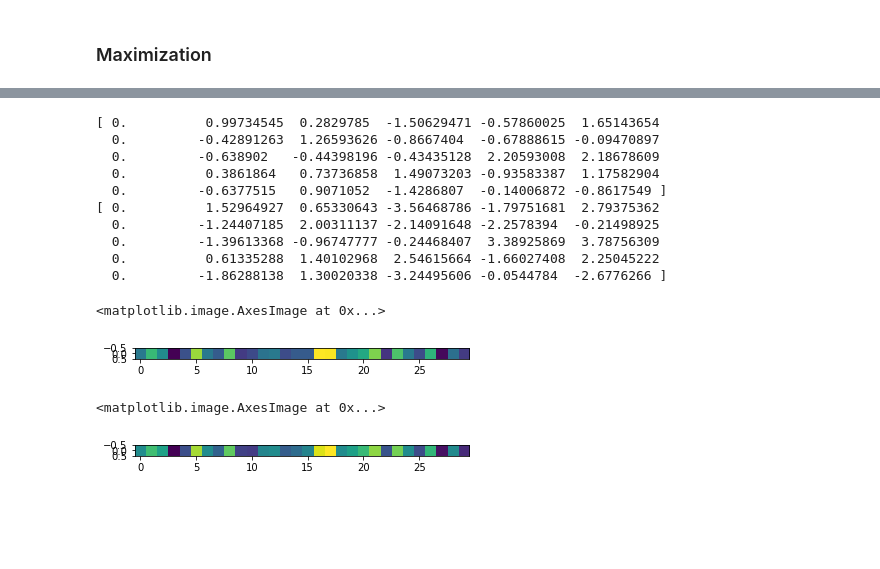
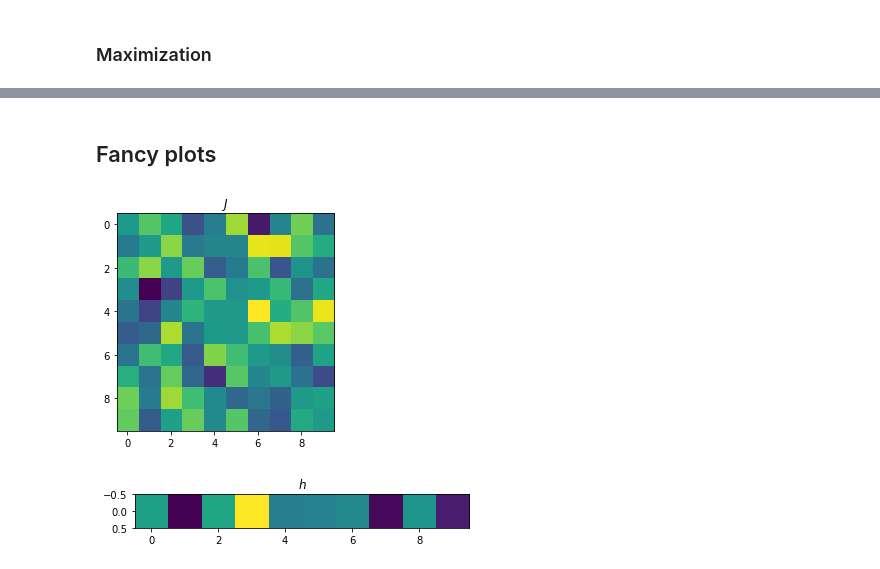
Before and after one commit to micheleavella/brain_project, a Jupyter notebook: kinetic_ising_simulation_inference.ipynb, the cells around one changed output, grey strips where cells are left out. Drawn from its saved outputs; the diff is of its cells as text; code cells hidden in the pictures; blank space fills up the shorter version.

```diff
--- a/kinetic_ising_simulation_inference.ipynb
+++ b/kinetic_ising_simulation_inference.ipynb
@@ -199,24 +197,17 @@ plt.plot(ris)
-# %%
-print(p_real)
-print(p_0)
-# %% [output]
-[ 0.          0.99734545  0.2829785  -1.50629471 -0.57860025  1.65143654
-  0.         -0.42891263  1.26593626 -0.8667404  -0.67888615 -0.09470897
-  0.         -0.638902   -0.44398196 -0.43435128  2.20593008  2.18678609
-  0.          0.3861864   0.73736858  1.49073203 -0.93583387  1.17582904
-  0.         -0.6377515   0.9071052  -1.4286807  -0.14006872 -0.8617549 ]
-[ 0.          1.52964927  0.65330643 -3.56468786 -1.79751681  2.79375362
-  0.         -1.24407185  2.00311137 -2.14091648 -2.2578394  -0.21498925
-  0.         -1.39613368 -0.96747777 -0.24468407  3.38925869  3.78756309
-  0.          0.61335288  1.40102968  2.54615664 -1.66027408  2.25045222
-  0.         -1.86288138  1.30020338 -3.24495606 -0.0544784  -2.6776266 ]
-# %%
-plt.imshow([p_real,])
-# %% [output]
-<matplotlib.image.AxesImage at 0x...>
-[figure, removed]
-# %%
-plt.imshow([p_0,])
-# %% [output]
-<matplotlib.image.AxesImage at 0x...>
-[figure, removed]
+# %% [markdown]
+## Fancy plots
+# %%
+def plot_coeff(c,N):
+    J = c[:N*N].reshape((N,N))
+    h = c[N*N:]
+
+    plt.imshow(J)
+    plt.title(r'$J$')
+    plt.figure()
+    plt.title(r'$h$')
+    plt.imshow([h,])
+# %%
+plot_coeff(p_real,N)
+# %% [output]
+[figure, added]
+[figure, added]
```
Also changed, not shown: parts of 9 cells of this notebook, 1 other file.
